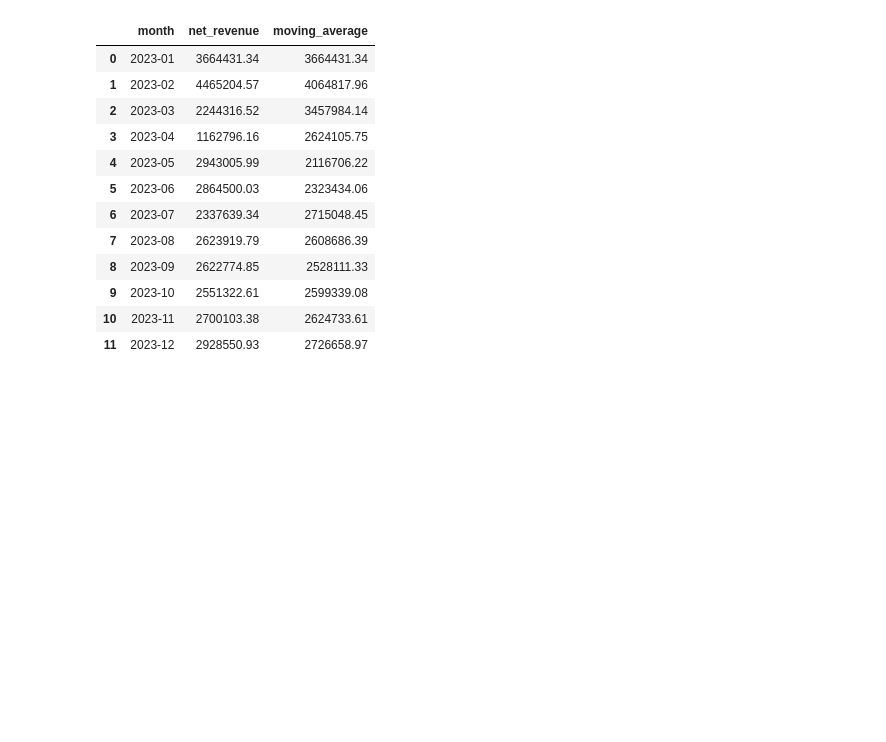
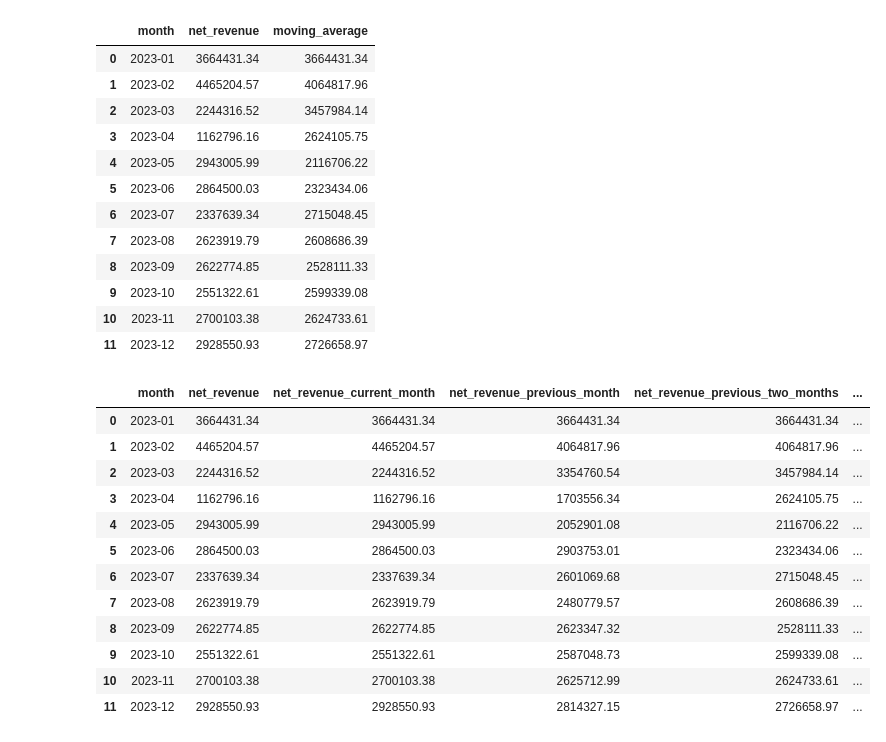
Before and after one commit to bonsoul/Data_Engineering101, a Jupyter notebook: frameclauses.ipynb, the cells around one changed output. Saved outputs shown, nothing was run; the diff lists cells and outputs as text; code cells hidden in the pictures; blank space fills up the shorter version.

```diff
--- a/frameclauses.ipynb
+++ b/frameclauses.ipynb
@@ -85,20 +85,38 @@ ORDER BY month;
 # %%
 %%sql
 
 
 WITH monthly_sales AS(
   SELECT
           TO_CHAR(orderdate, 'YYYY-MM') AS month,
           SUM(quantity * netprice * exchangerate) AS net_revenue
 FROM sales
 WHERE EXTRACT(YEAR FROM orderdate) = 2023
 GROUP BY month
 ORDER BY month
 )
 
 SELECT
         month,
         net_revenue,
-        AVG(net_revenue) OVER (ORDER BY month ROWS BETWEEN 2 PRECEDING AND CURRENT ROW) AS moving_average
+        AVG(net_revenue) OVER (ORDER BY month ROWS BETWEEN CURRENT ROW AND CURRENT ROW) AS net_revenue_current_month,
+        AVG(net_revenue) OVER (ORDER BY month ROWS BETWEEN 1 PRECEDING AND CURRENT ROW) AS net_revenue_previous_month,
+        AVG(net_revenue) OVER (ORDER BY month ROWS BETWEEN 2 PRECEDING AND CURRENT ROW) AS net_revenue_previous_two_months,
+        AVG(net_revenue) OVER (ORDER BY month ROWS BETWEEN 3 PRECEDING AND CURRENT ROW) AS net_revenue_previous_three_months,
+        AVG(net_revenue) OVER (ORDER BY month ROWS BETWEEN 4 PRECEDING AND CURRENT ROW) AS net_revenue_previous_four_months
 FROM monthly_sales
 ORDER BY month;
+# %% [output]
+|  | month | net_revenue | net_revenue_current_month | net_revenue_previous_month | net_revenue_previous_two_months | ... |
+| 0 | 2023-01 | 3664431.34 | 3664431.34 | 3664431.34 | 3664431.34 | ... |
+| 1 | 2023-02 | 4465204.57 | 4465204.57 | 4064817.96 | 4064817.96 | ... |
+| 2 | 2023-03 | 2244316.52 | 2244316.52 | 3354760.54 | 3457984.14 | ... |
+| 3 | 2023-04 | 1162796.16 | 1162796.16 | 1703556.34 | 2624105.75 | ... |
+| 4 | 2023-05 | 2943005.99 | 2943005.99 | 2052901.08 | 2116706.22 | ... |
+| 5 | 2023-06 | 2864500.03 | 2864500.03 | 2903753.01 | 2323434.06 | ... |
+| 6 | 2023-07 | 2337639.34 | 2337639.34 | 2601069.68 | 2715048.45 | ... |
+| 7 | 2023-08 | 2623919.79 | 2623919.79 | 2480779.57 | 2608686.39 | ... |
+| 8 | 2023-09 | 2622774.85 | 2622774.85 | 2623347.32 | 2528111.33 | ... |
+| 9 | 2023-10 | 2551322.61 | 2551322.61 | 2587048.73 | 2599339.08 | ... |
+| 10 | 2023-11 | 2700103.38 | 2700103.38 | 2625712.99 | 2624733.61 | ... |
+| 11 | 2023-12 | 2928550.93 | 2928550.93 | 2814327.15 | 2726658.97 | ... |
```
Also changed, not shown: parts of 2 cells of this notebook.
